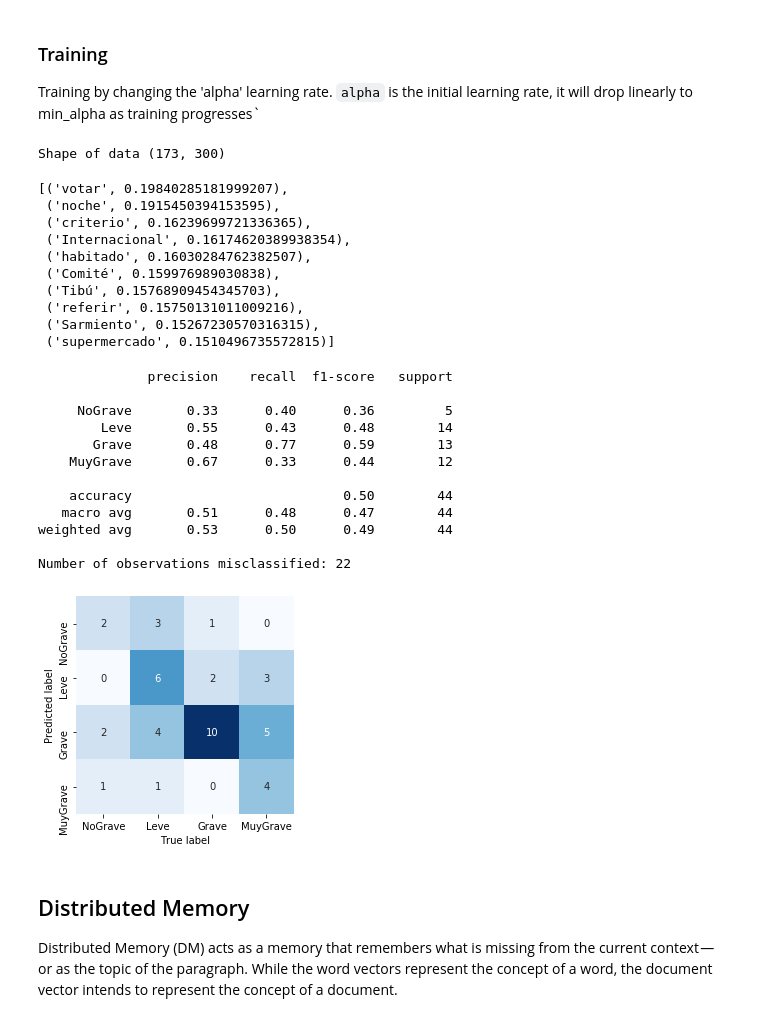
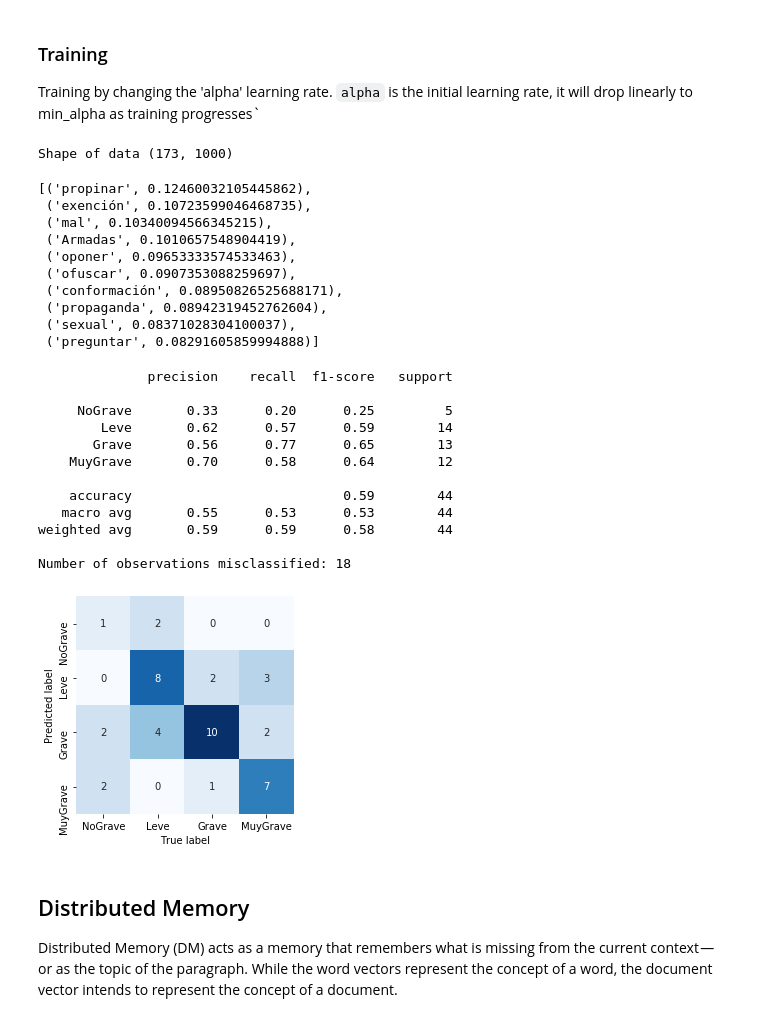
Before and after one commit to AndreDaniTorres/Statistical_Learning, a Jupyter notebook: NLP_Colombian_Media.ipynb, the cells around one changed output. Drawn from its saved outputs; the diff is of its cells as text; code cells hidden in the pictures.

Commit message:
new data

```diff
--- a/NLP_Colombian_Media.ipynb
+++ b/NLP_Colombian_Media.ipynb
@@ -514,7 +513,7 @@ The paragraph vectors are obtained by training a neural network on the task of p
 all_data_grav = X_train_d2v_grav + X_test_d2v_grav
 
 # Model Doc2Vec
-model_dbow_grav = Doc2Vec(dm=0, vector_size=300, negative=5, min_count=1, alpha=0.065, min_alpha=0.065)
+model_dbow_grav = Doc2Vec(dm=0, vector_size=1000, negative=5, min_count=1, alpha=0.095, min_alpha=0.065)
 model_dbow_grav.build_vocab([x for x in tqdm(all_data_grav)])
 # %% [markdown]
 ### Training
@@ -544,49 +543,49 @@ def get_vectors(model, corpus_size, vectors_size, vectors_type):
         vectors[i] = model.docvecs[prefix]
     return vectors
 # %%
-train_vectors_dbow_grav = get_vectors(model_dbow_grav, len(X_train_grav), 300, 'Train')
-test_vectors_dbow_grav = get_vectors(model_dbow_grav, len(X_test_grav), 300, 'Test')
+train_vectors_dbow_grav = get_vectors(model_dbow_grav, len(X_train_grav), 1000, 'Train')
+test_vectors_dbow_grav = get_vectors(model_dbow_grav, len(X_test_grav), 1000, 'Test')
 print(f'Shape of data {len(train_vectors_dbow_grav), len(train_vectors_dbow_grav[0])}')
 # %% [output]
-Shape of data (173, 300)
+Shape of data (173, 1000)
 # %%
 # What words are most similar in context to the word 'autodefensa'?
 model_dbow_grav.wv.most_similar('autodefensa')
 # %% [output]
-[('votar', 0.19840285181999207),
- ('noche', 0.1915450394153595),
- ('criterio', 0.16239699721336365),
- ('Internacional', 0.16174620389938354),
- ('habitado', 0.16030284762382507),
- ('Comité', 0.159976989030838),
- ('Tibú', 0.15768909454345703),
- ('referir', 0.15750131011009216),
- ('Sarmiento', 0.15267230570316315),
- ('supermercado', 0.1510496735572815)]
+[('propinar', 0.12460032105445862),
+ ('exención', 0.10723599046468735),
+ ('mal', 0.10340094566345215),
+ ('Armadas', 0.1010657548904419),
+ ('oponer', 0.09653333574533463),
+ ('ofuscar', 0.0907353088259697),
+ ('conformación', 0.08950826525688171),
+ ('propaganda', 0.08942319452762604),
+ ('sexual', 0.08371028304100037),
+ ('preguntar', 0.08291605859994888)]
 # %%
 #model
-logistic_model = LogisticRegression(C=1, multi_class='multinomial', solver='lbfgs', max_iter=800).fit(train_vectors_dbow_grav, y_train_grav)
+logistic_model = LogisticRegression(C=0.1, multi_class='multinomial', solver='lbfgs', max_iter=800).fit(train_vectors_dbow_grav, y_train_grav)
 
 #predict
 y_pred_grav = logistic_model.predict(test_vectors_dbow_grav)
 
 # Metrics
 confusion_grav = heatmap_confusion_matrix(y_test_grav, y_pred_grav, ['NoGrave', 'Leve', 'Grave', 'MuyGrave'])
 print('Number of observations misclassified:', misclassified(confusion_grav))
 # %% [output]
               precision    recall  f1-score   support
 
-     NoGrave       0.33      0.40      0.36         5
-        Leve       0.55      0.43      0.48        14
-       Grave       0.48      0.77      0.59        13
-    MuyGrave       0.67      0.33      0.44        12
+     NoGrave       0.33      0.20      0.25         5
+        Leve       0.62      0.57      0.59        14
+       Grave       0.56      0.77      0.65        13
+    MuyGrave       0.70      0.58      0.64        12
 
-    accuracy                           0.50        44
-   macro avg       0.51      0.48      0.47        44
-weighted avg       0.53      0.50      0.49        44
+    accuracy                           0.59        44
+   macro avg       0.55      0.53      0.53        44
+weighted avg       0.59      0.59      0.58        44
 
-Number of observations misclassified: 22
+Number of observations misclassified: 18
-[figure, old version]
+[figure, new version]
 # %% [markdown]
 ## Distributed Memory
 
```
Also changed, not shown: parts of 26 cells of this notebook.
